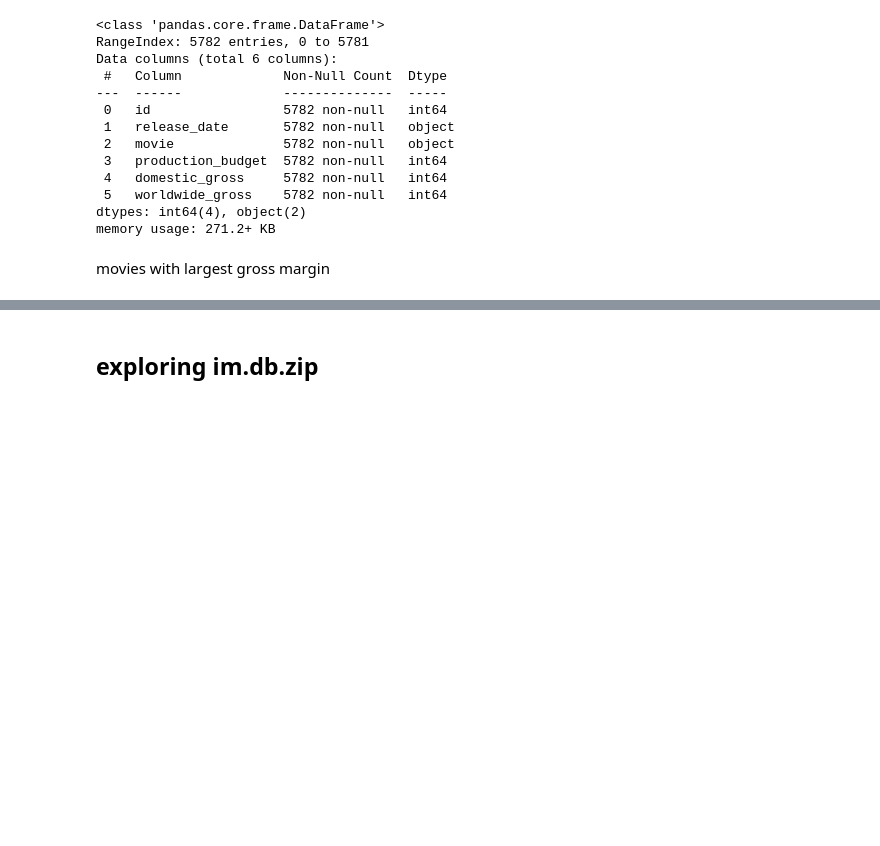
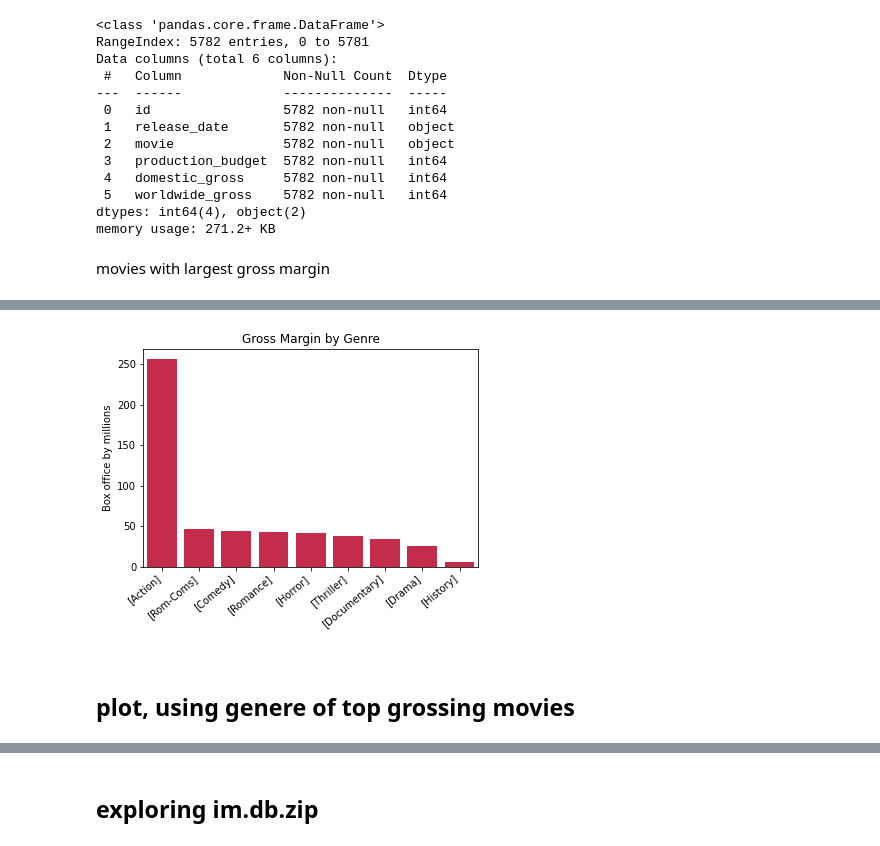
Before and after one commit to mccafj/MS-movie-studio-project, a Jupyter notebook: Notes/Juan-notes.ipynb, the cells around one changed output, grey strips where cells are left out. Cells and saved outputs as stored; diff of their text form; code cells hidden in the pictures; blank space fills up the shorter version.

```diff
--- a/Notes/Juan-notes.ipynb
+++ b/Notes/Juan-notes.ipynb
@@ -347,0 +594,28 @@ change 0 values to NaN, drop NaN values
+# %%
+df.drop_duplicates(inplace=True)
+# %%
+df_new = df.loc[(df['genre_ids'] == '[Drama]') | (df['genre_ids'] == '[Documentary]') | (df['genre_ids'] == '[Comedy]')|
+      (df['genre_ids'] == '[Horror]') | (df['genre_ids'] == '[Romance]') | (df['genre_ids'] == '[Rom-Coms]')|
+      (df['genre_ids'] == '[History]') | (df['genre_ids'] == '[Action]') | (df['genre_ids'] == '[Thriller]')]
+# %%
+df_mean = df_new.groupby(['genre_ids'])['gross_margin_by_millions'].mean()
+top_gross2 = df_mean.sort_values( ascending=False).head(10)
+# %%
+x2 = top_gross2.keys().tolist()
+y2 = top_gross2.tolist()
+# %%
+
+ax = sns.barplot( x=x2, y=y2, color='crimson', ci=None )
+
+
+
+ax.set_xticklabels(ax.get_xticklabels(), rotation=40, ha="right")
+ax.set_ylabel('Box office by millions')
+ax.set_xlabel(' ')
+ax.set_title('Gross Margin by Genre');
+
+plt.gcf().axes[0].yaxis.get_major_formatter().set_scientific(False)
+# %% [output]
+[figure, added]
+# %% [markdown]
+## plot, using genere of top grossing movies
```
Also changed, not shown: parts of 87 cells of this notebook, 1 other file.
